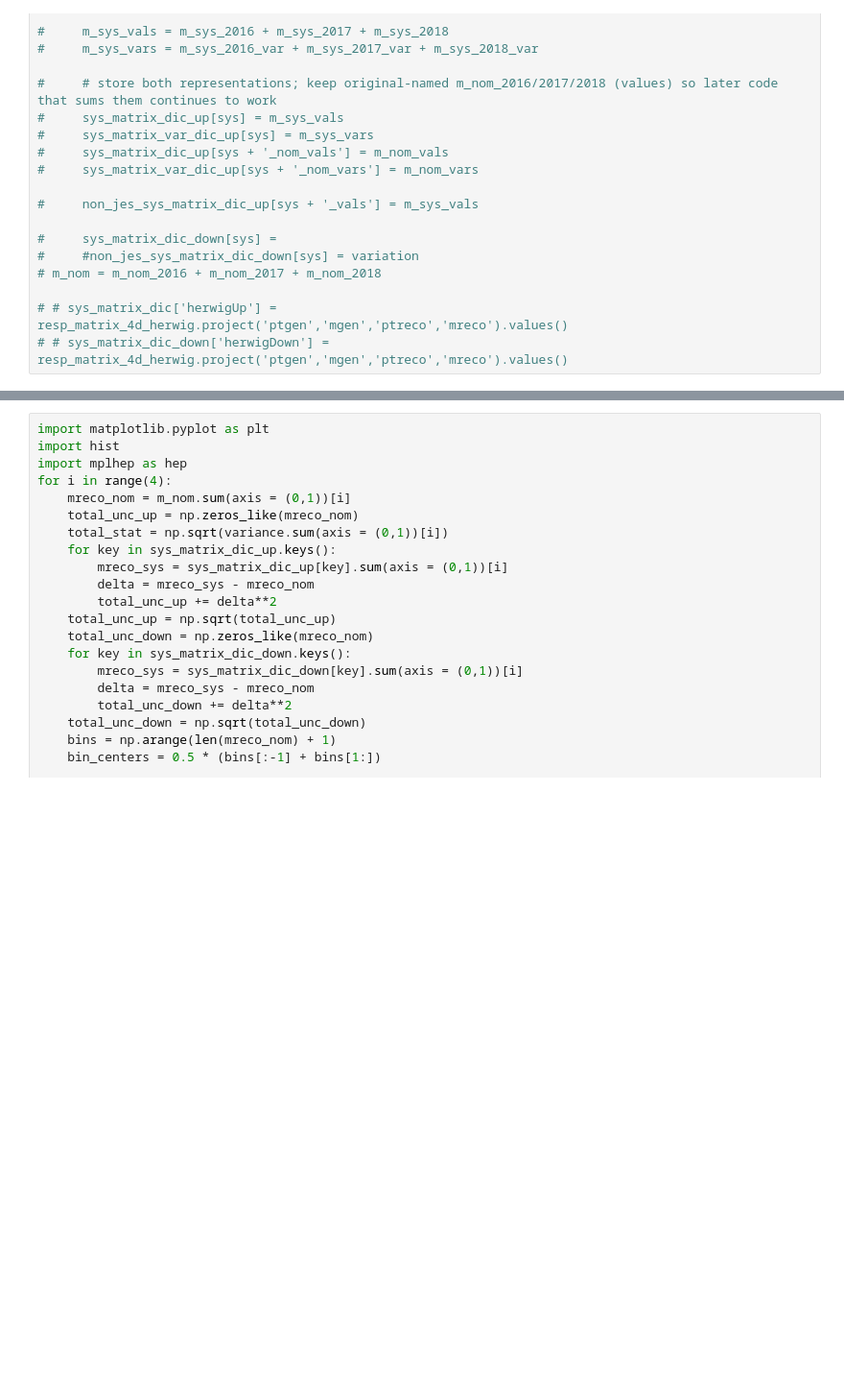
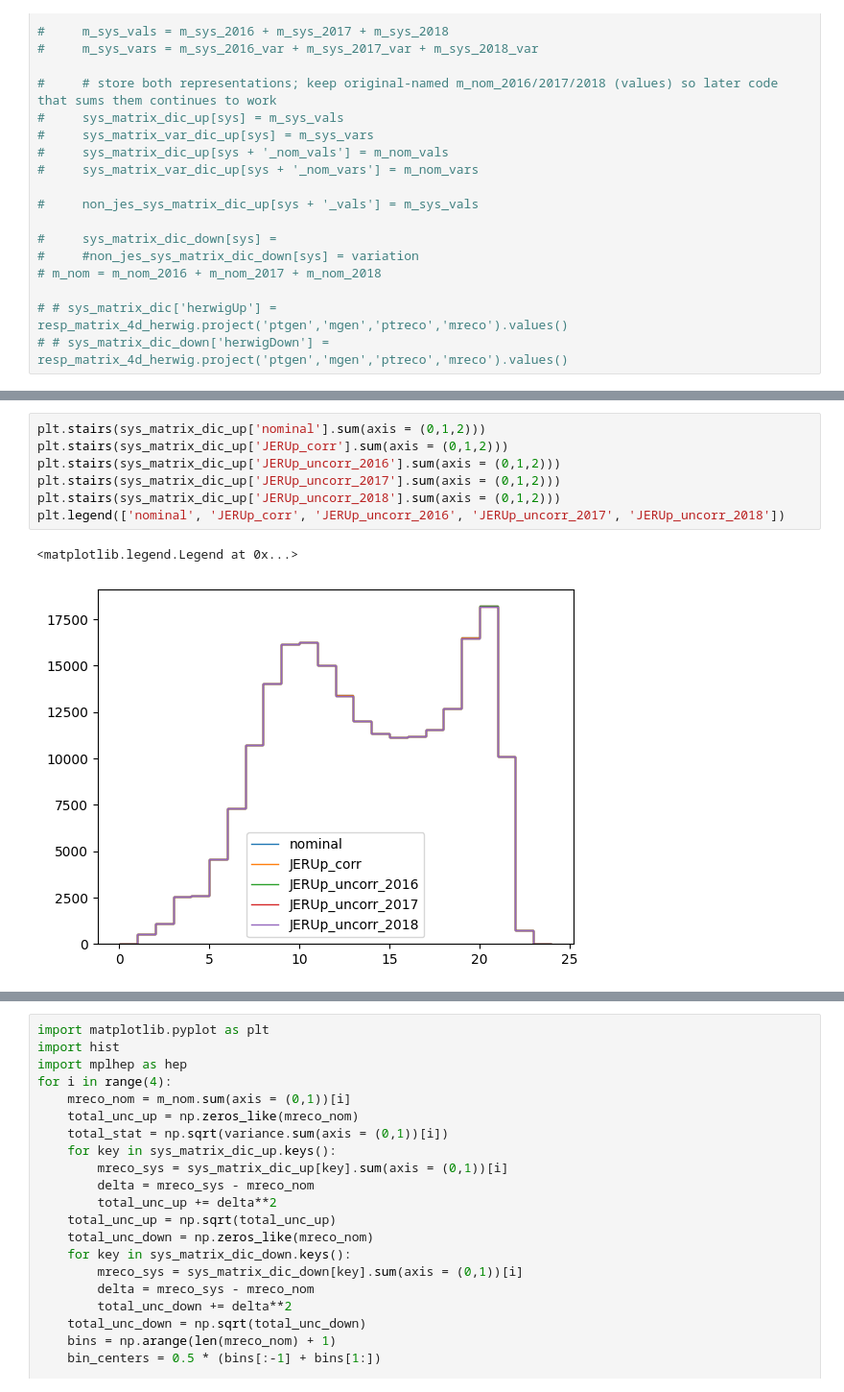
Before and after one commit to mandalaritra1/unfold, a Jupyter notebook: notebooks/input_maker_rho.ipynb, the cells around one changed output, grey strips where cells are left out. Shown at 96% size. Drawn from its saved outputs; the diff is of its cells as text; blank space fills up the shorter version.

```diff
--- a/notebooks/input_maker_rho.ipynb
+++ b/notebooks/input_maker_rho.ipynb
@@ -330,3 +408,13 @@ sys_matrix_dic_down['nominal'] = response['pythia_UL17NanoAODv9'][..., 'nominal'
+# %%
+plt.stairs(sys_matrix_dic_up['nominal'].sum(axis = (0,1,2)))
+plt.stairs(sys_matrix_dic_up['JERUp_corr'].sum(axis = (0,1,2)))
+plt.stairs(sys_matrix_dic_up['JERUp_uncorr_2016'].sum(axis = (0,1,2)))
+plt.stairs(sys_matrix_dic_up['JERUp_uncorr_2017'].sum(axis = (0,1,2)))
+plt.stairs(sys_matrix_dic_up['JERUp_uncorr_2018'].sum(axis = (0,1,2)))
+plt.legend(['nominal', 'JERUp_corr', 'JERUp_uncorr_2016', 'JERUp_uncorr_2017', 'JERUp_uncorr_2018'])
+# %% [output]
+<matplotlib.legend.Legend at 0x...>
+[figure, added]
 # %%
 import matplotlib.pyplot as plt
 for key in sys_matrix_dic_up.keys():
```
Also changed, not shown: parts of 16 cells of this notebook, 7 other files.
